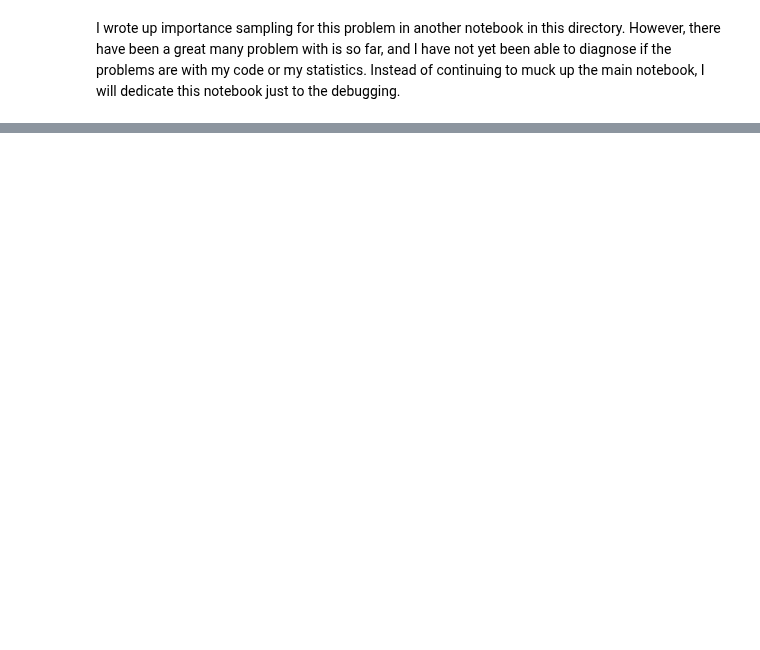
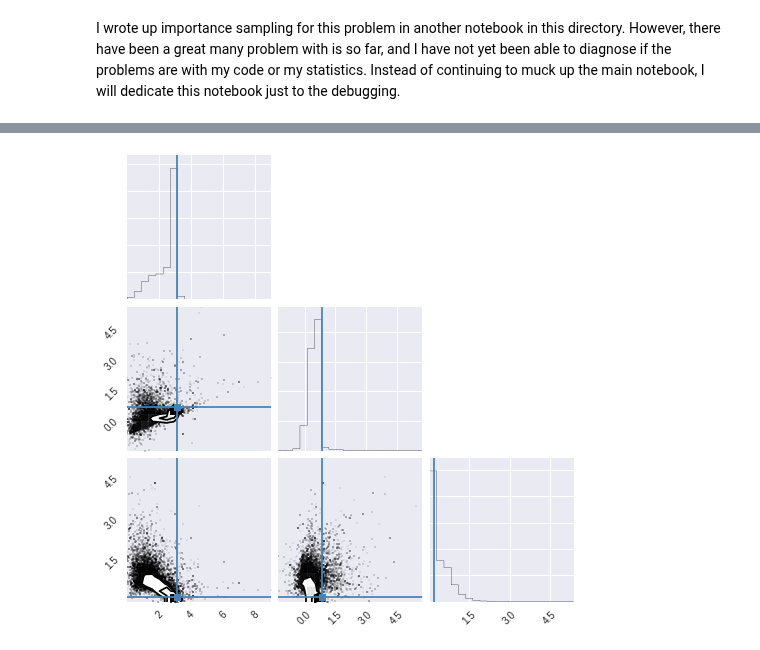
Before and after one commit to Ravirajadrangi/ClusterMassInference, a Jupyter notebook: Importance Sampling Debugging.ipynb, the cells around one changed output, grey strips where cells are left out. Saved outputs shown, nothing was run; the diff lists cells and outputs as text; code cells hidden in the pictures; blank space fills up the shorter version.

```diff
--- a/Importance Sampling Debugging.ipynb
+++ b/Importance Sampling Debugging.ipynb
@@ -252,0 +246,7 @@ plt.show()
+# %%
+chain = np.loadtxt('is_chain_1000w_100s.gz')
+shortChain = np.c_[chain[:,0], chain[:,1], chain[:,4]]
+from corner import corner
+corner(shortChain, truths = [logL0_true, a_true, sigma_l_true]);
+# %% [output]
+[figure, added]
```
Also changed, not shown: parts of 8 cells of this notebook, 2 other files.
